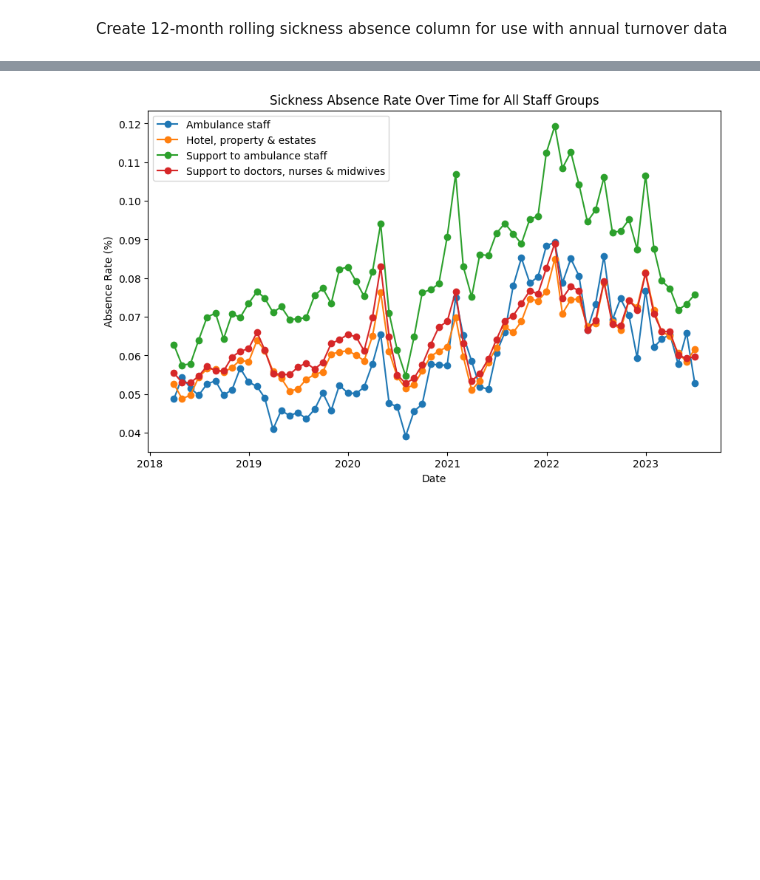
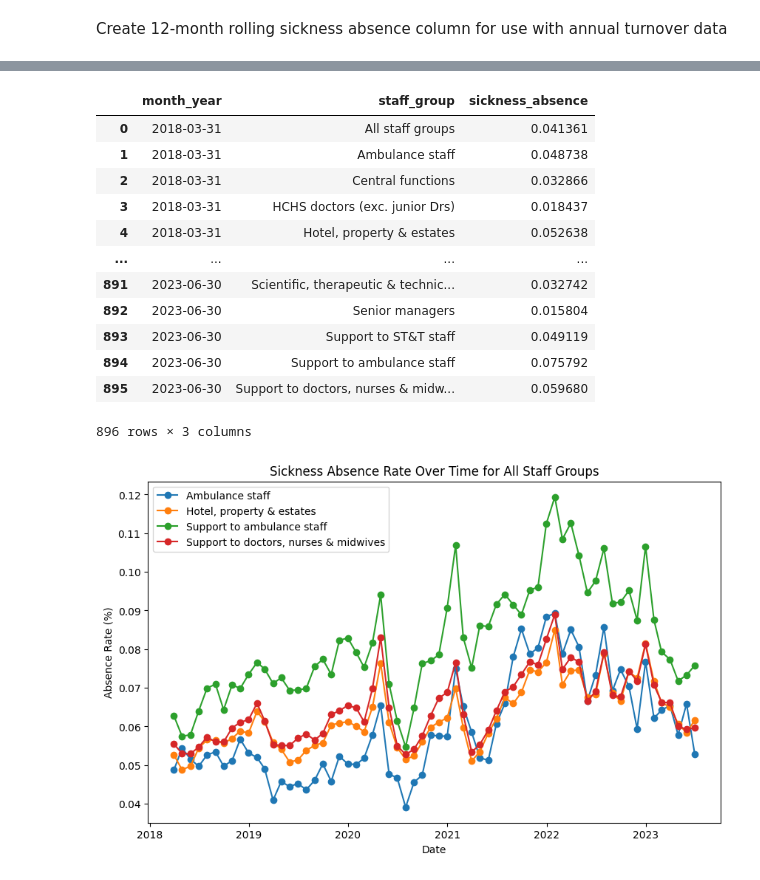
Before and after one commit to marierrogers/HSMAproject2023, a Jupyter notebook: 02_scripts/data_processing_for_dash.ipynb, the cells around one changed output, grey strips where cells are left out. Saved outputs shown, nothing was run; the diff lists cells and outputs as text; code cells hidden in the pictures; blank space fills up the shorter version.

```diff
--- a/02_scripts/data_processing_for_dash.ipynb
+++ b/02_scripts/data_processing_for_dash.ipynb
@@ -188,2 +247,18 @@ df_r2.head()
+# %%
+df_r2.groupby(['month_year', 'staff_group'])['sickness_absence'].mean().reset_index()
+# %% [output]
+|  | month_year | staff_group | sickness_absence |
+| 0 | 2018-03-31 | All staff groups | 0.041361 |
+| 1 | 2018-03-31 | Ambulance staff | 0.048738 |
+| 2 | 2018-03-31 | Central functions | 0.032866 |
+| 3 | 2018-03-31 | HCHS doctors (exc. junior Drs) | 0.018437 |
+| 4 | 2018-03-31 | Hotel, property & estates | 0.052638 |
+| ... | ... | ... | ... |
+| 891 | 2023-06-30 | Scientific, therapeutic & technic... | 0.032742 |
+| 892 | 2023-06-30 | Senior managers | 0.015804 |
+| 893 | 2023-06-30 | Support to ST&T staff | 0.049119 |
+| 894 | 2023-06-30 | Support to ambulance staff | 0.075792 |
+| 895 | 2023-06-30 | Support to doctors, nurses & midw... | 0.059680 |
+896 rows × 3 columns
 # %%
 import matplotlib.pyplot as plt
```
Also changed, not shown: parts of 7 cells of this notebook, 10 other files.
